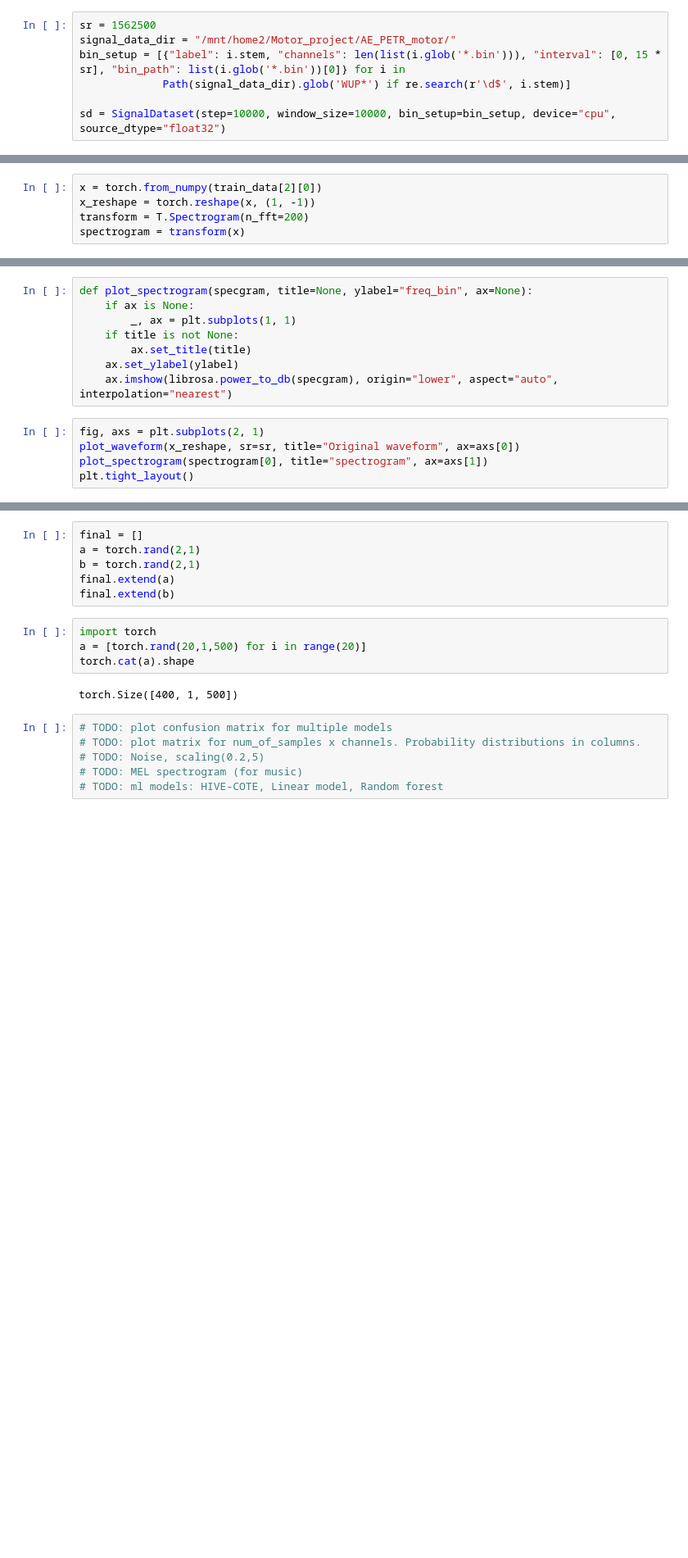
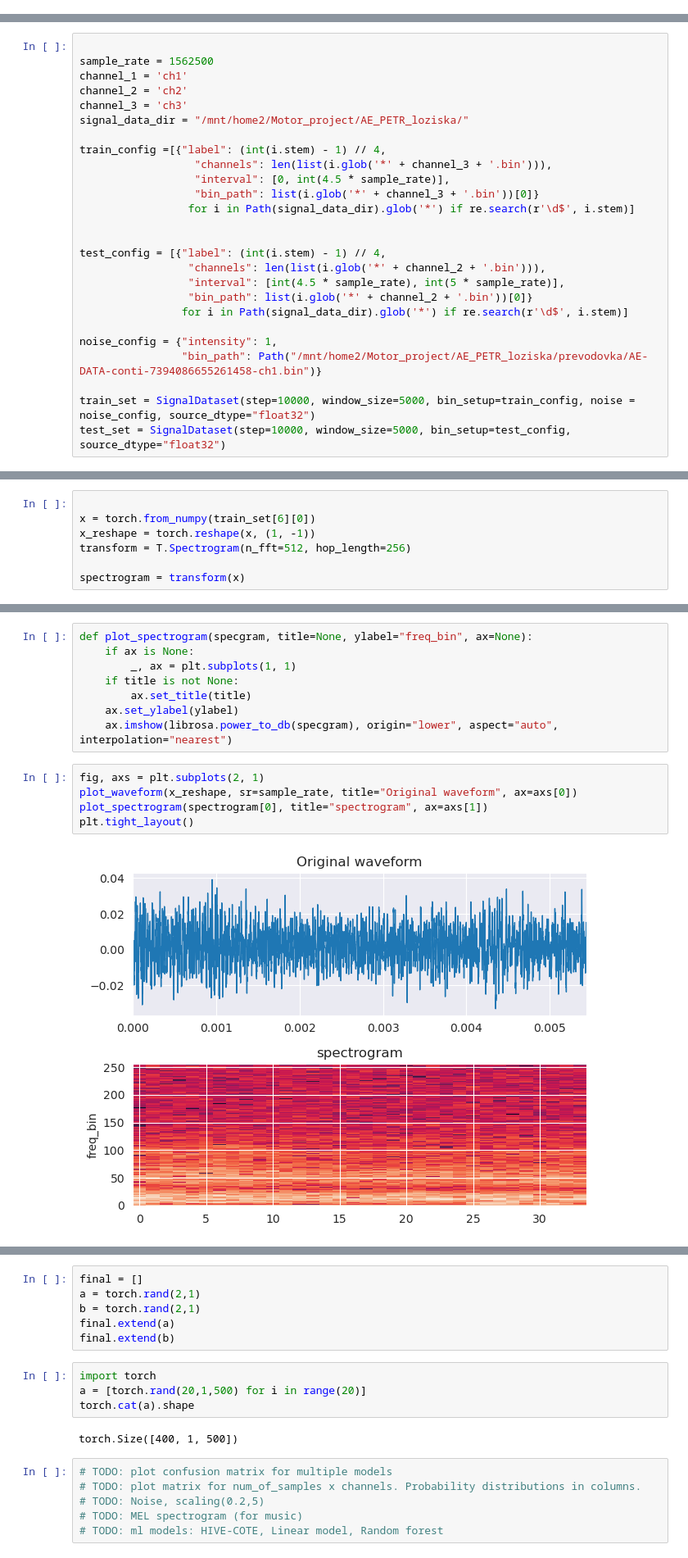
Before and after one commit to VojtasekP/Bachelor-project, a Jupyter notebook: Project/sklearn_models.ipynb, the cells around one changed output, grey strips where cells are left out. Shown at 82% size. Drawn from its saved outputs; the diff is of its cells as text; blank space fills up the shorter version.

```diff
--- a/Project/sklearn_models.ipynb
+++ b/Project/sklearn_models.ipynb
@@ -85,7 +45,0 @@ def calculate_metrics(self, outputs, targets) -> None:
-# %%
-sr = 1562500
-signal_data_dir = "/mnt/home2/Motor_project/AE_PETR_motor/"
-bin_setup = [{"label": i.stem, "channels": len(list(i.glob('*.bin'))), "interval": [0, 15 * sr], "bin_path": list(i.glob('*.bin'))[0]} for i in
-             Path(signal_data_dir).glob('WUP*') if re.search(r'\d$', i.stem)]
-
-sd = SignalDataset(step=10000, window_size=10000, bin_setup=bin_setup, device="cpu", source_dtype="float32")
@@ -93,0 +46,26 @@ train_data, test_data = random_split(sd, [0.8, 0.2])
+# %%
+
+sample_rate = 1562500
+channel_1 = 'ch1'
+channel_2 = 'ch2'
+channel_3 = 'ch3'
+signal_data_dir = "/mnt/home2/Motor_project/AE_PETR_loziska/"
+
+train_config =[{"label": (int(i.stem) - 1) // 4,
+                  "channels": len(list(i.glob('*' + channel_3 + '.bin'))),
+                  "interval": [0, int(4.5 * sample_rate)],
+                  "bin_path": list(i.glob('*' + channel_3 + '.bin'))[0]}
+                 for i in Path(signal_data_dir).glob('*') if re.search(r'\d$', i.stem)]
+
+
+test_config = [{"label": (int(i.stem) - 1) // 4,
+                 "channels": len(list(i.glob('*' + channel_2 + '.bin'))),
+                 "interval": [int(4.5 * sample_rate), int(5 * sample_rate)],
+                 "bin_path": list(i.glob('*' + channel_2 + '.bin'))[0]}
+                for i in Path(signal_data_dir).glob('*') if re.search(r'\d$', i.stem)]
+
+noise_config = {"intensity": 1,
+                "bin_path": Path("/mnt/home2/Motor_project/AE_PETR_loziska/prevodovka/AE-DATA-conti-7394086655261458-ch1.bin")}
+
+train_set = SignalDataset(step=10000, window_size=5000, bin_setup=train_config, noise = noise_config, source_dtype="float32")
+test_set = SignalDataset(step=10000, window_size=5000, bin_setup=test_config, source_dtype="float32")
@@ -94,7 +76,9 @@ train_data, test_data = random_split(sd, [0.8, 0.2])
 # %%
-x = torch.from_numpy(train_data[2][0])
+
+x = torch.from_numpy(train_set[6][0])
 x_reshape = torch.reshape(x, (1, -1))
-transform = T.Spectrogram(n_fft=200)
+transform = T.Spectrogram(n_fft=512, hop_length=256)
+
 spectrogram = transform(x)
 # %%
 spectrogram.shape
@@ -130,6 +108,8 @@ def plot_spectrogram(specgram, title=None, ylabel="freq_bin", ax=None):
     ax.imshow(librosa.power_to_db(specgram), origin="lower", aspect="auto", interpolation="nearest")
 # %%
 fig, axs = plt.subplots(2, 1)
-plot_waveform(x_reshape, sr=sr, title="Original waveform", ax=axs[0])
+plot_waveform(x_reshape, sr=sample_rate, title="Original waveform", ax=axs[0])
 plot_spectrogram(spectrogram[0], title="spectrogram", ax=axs[1])
 plt.tight_layout()
+# %% [output]
+[figure, added]
```
Also changed, not shown: parts of 26 cells of this notebook, 5 other files.
